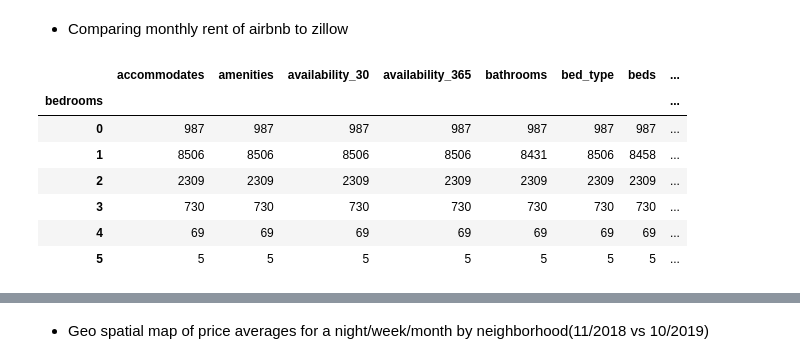
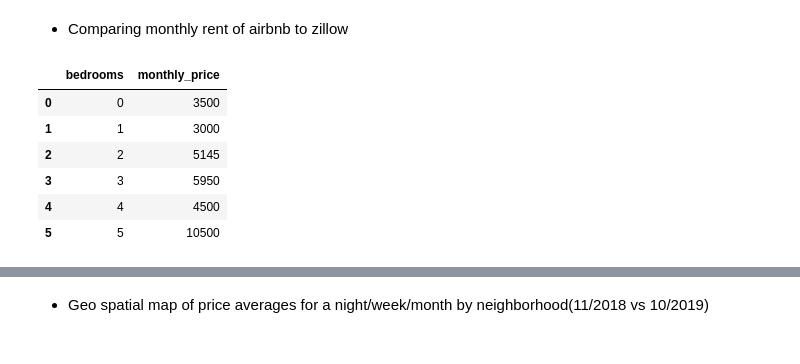
Before and after one commit to KishenSharma6/Airbnb-SF, a Jupyter notebook: Project Codes/03. Exploratory Data Analysis/12_27_2019_EDA.ipynb, the cells around one changed output, grey strips where cells are left out. Cells and saved outputs as stored; diff of their text form; code cells hidden in the pictures.

```diff
--- a/Project Codes/03. Exploratory Data Analysis/12_27_2019_EDA.ipynb
+++ b/Project Codes/03. Exploratory Data Analysis/12_27_2019_EDA.ipynb
@@ -265,13 +287,12 @@ test.plot.area()
 # %%
 monthly_airbnb = listings[-listings.monthly_price.isnull()]
 
-monthly_airbnb.groupby('bedrooms').count()
+monthly_airbnb.groupby('bedrooms')['monthly_price'].median().reset_index()
 # %% [output]
-|  | accommodates | amenities | availability_30 | availability_365 | bathrooms | bed_type | beds | ... |
-| bedrooms |  |  |  |  |  |  |  | ... |
-| 0 | 987 | 987 | 987 | 987 | 987 | 987 | 987 | ... |
-| 1 | 8506 | 8506 | 8506 | 8506 | 8431 | 8506 | 8458 | ... |
-| 2 | 2309 | 2309 | 2309 | 2309 | 2309 | 2309 | 2309 | ... |
-| 3 | 730 | 730 | 730 | 730 | 730 | 730 | 730 | ... |
-| 4 | 69 | 69 | 69 | 69 | 69 | 69 | 69 | ... |
-| 5 | 5 | 5 | 5 | 5 | 5 | 5 | 5 | ... |
+|  | bedrooms | monthly_price |
+| 0 | 0 | 3500 |
+| 1 | 1 | 3000 |
+| 2 | 2 | 5145 |
+| 3 | 3 | 5950 |
+| 4 | 4 | 4500 |
+| 5 | 5 | 10500 |
```
Also changed, not shown: parts of 18 cells of this notebook.
